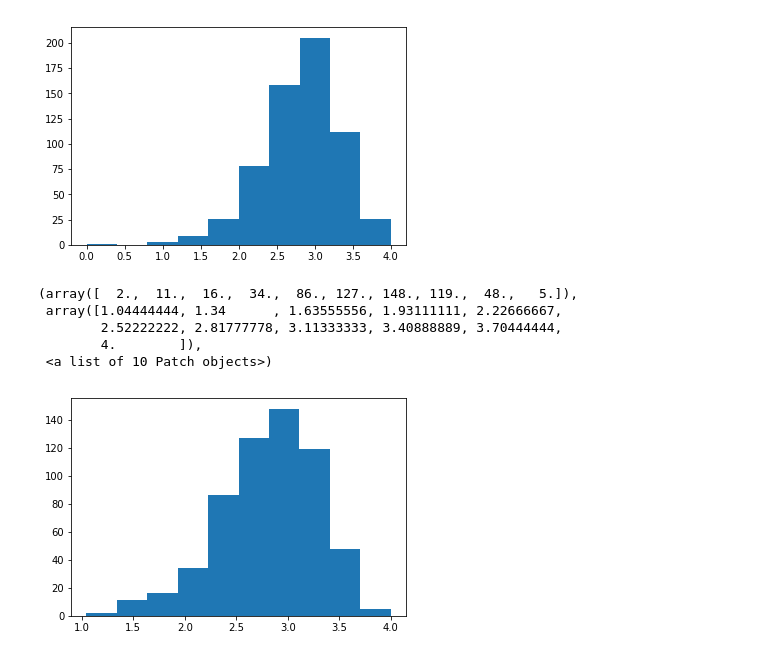
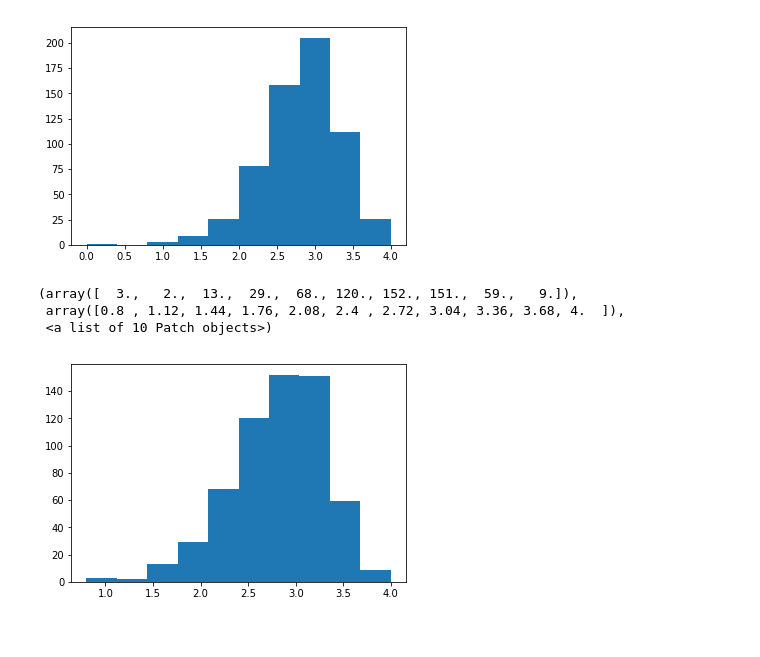
Before and after one commit to charles-tan/POCA, a Jupyter notebook: notebooks/sentiment_result_analysis.ipynb, the cells around one changed output. Cells and saved outputs as stored; diff of their text form; code cells hidden in the pictures.

```diff
--- a/notebooks/sentiment_result_analysis.ipynb
+++ b/notebooks/sentiment_result_analysis.ipynb
@@ -59,11 +59,9 @@ axs.hist(dem_df['sentiment'])
 [figure]
 # %%
 fig, axs = plt.subplots(1)
-axs.hist(dem_df[dem_df['num_tweets'] >= 10].sentiment)
+axs.hist(dem_df[dem_df['num_tweets'] >= 5].sentiment)
 # %% [output]
-(array([  2.,  11.,  16.,  34.,  86., 127., 148., 119.,  48.,   5.]),
- array([1.04444444, 1.34      , 1.63555556, 1.93111111, 2.22666667,
-        2.52222222, 2.81777778, 3.11333333, 3.40888889, 3.70444444,
-        4.        ]),
+(array([  3.,   2.,  13.,  29.,  68., 120., 152., 151.,  59.,   9.]),
+ array([0.8 , 1.12, 1.44, 1.76, 2.08, 2.4 , 2.72, 3.04, 3.36, 3.68, 4.  ]),
  <a list of 10 Patch objects>)
-[figure, old version]
+[figure, new version]
```
Also changed, not shown: parts of 46 cells of this notebook, 5 other files.
